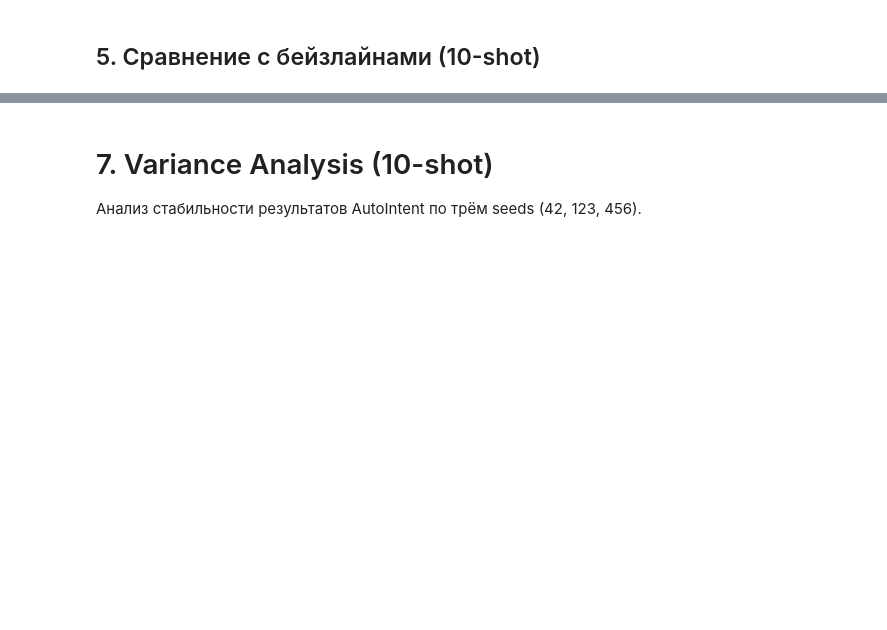
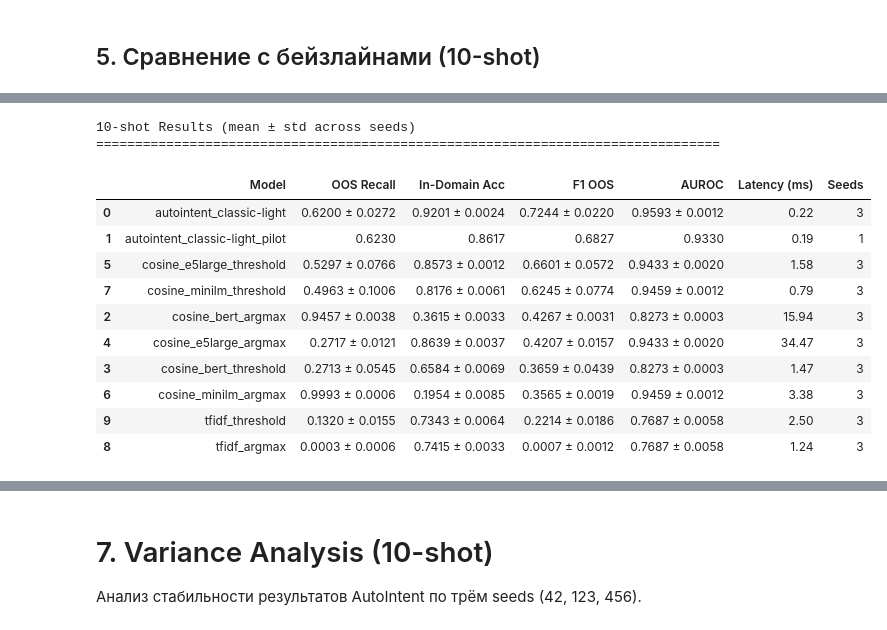
Before and after one commit to va-av-8/autoguardrails, a Jupyter notebook: tasks/oos_detection/notebooks/03_autointent_fewshot.ipynb, the cells around one changed output, grey strips where cells are left out. Cells and saved outputs as stored; diff of their text form; code cells hidden in the pictures; blank space fills up the shorter version.

```diff
--- a/tasks/oos_detection/notebooks/03_autointent_fewshot.ipynb
+++ b/tasks/oos_detection/notebooks/03_autointent_fewshot.ipynb
@@ -357 +348,63 @@ display_df
+# %%
+# Filter 10-shot results and compute mean ± std by model
+df_10shot = df[df["mode"] == "10shot"].copy()
+
+# Group by model and compute statistics
+def format_mean_std(series):
+    """Format as mean ± std or just value if single sample."""
+    if len(series) == 1:
+        return f"{series.values[0]:.4f}"
+    return f"{series.mean():.4f} ± {series.std():.4f}"
+
+# Aggregate metrics
+agg_metrics = df_10shot.groupby("model_name").agg({
+    "oos_recall": ["mean", "std", "count"],
+    "in_domain_acc": ["mean", "std"],
+    "f1_oos": ["mean", "std"],
+    "auroc": ["mean", "std"],
+    "latency_ms": ["mean", "std"],
+}).reset_index()
+
+# Flatten column names
+agg_metrics.columns = ["_".join(col).strip("_") for col in agg_metrics.columns]
+
+# Sort by f1_oos_mean
+agg_metrics = agg_metrics.sort_values("f1_oos_mean", ascending=False)
+
+# Create display table with mean ± std format
+display_df = pd.DataFrame({
+    "Model": agg_metrics["model_name"],
+    "OOS Recall": agg_metrics.apply(
+        lambda r: f"{r['oos_recall_mean']:.4f} ± {r['oos_recall_std']:.4f}"
+        if r['oos_recall_count'] > 1 else f"{r['oos_recall_mean']:.4f}", axis=1),
+    "In-Domain Acc": agg_metrics.apply(
+        lambda r: f"{r['in_domain_acc_mean']:.4f} ± {r['in_domain_acc_std']:.4f}"
+        if r['oos_recall_count'] > 1 else f"{r['in_domain_acc_mean']:.4f}", axis=1),
+    "F1 OOS": agg_metrics.apply(
+        lambda r: f"{r['f1_oos_mean']:.4f} ± {r['f1_oos_std']:.4f}"
+        if r['oos_recall_count'] > 1 else f"{r['f1_oos_mean']:.4f}", axis=1),
+    "AUROC": agg_metrics.apply(
+        lambda r: f"{r['auroc_mean']:.4f} ± {r['auroc_std']:.4f}"
+        if r['oos_recall_count'] > 1 else f"{r['auroc_mean']:.4f}", axis=1),
+    "Latency (ms)": agg_metrics["latency_ms_mean"].apply(lambda x: f"{x:.2f}"),
+    "Seeds": agg_metrics["oos_recall_count"].astype(int),
+})
+
+print("10-shot Results (mean ± std across seeds)")
+print("=" * 80)
+display(display_df)
+# %% [output]
+10-shot Results (mean ± std across seeds)
+================================================================================
+|  | Model | OOS Recall | In-Domain Acc | F1 OOS | AUROC | Latency (ms) | Seeds |
+| 0 | autointent_classic-light | 0.6200 ± 0.0272 | 0.9201 ± 0.0024 | 0.7244 ± 0.0220 | 0.9593 ± 0.0012 | 0.22 | 3 |
+| 1 | autointent_classic-light_pilot | 0.6230 | 0.8617 | 0.6827 | 0.9330 | 0.19 | 1 |
+| 5 | cosine_e5large_threshold | 0.5297 ± 0.0766 | 0.8573 ± 0.0012 | 0.6601 ± 0.0572 | 0.9433 ± 0.0020 | 1.58 | 3 |
+| 7 | cosine_minilm_threshold | 0.4963 ± 0.1006 | 0.8176 ± 0.0061 | 0.6245 ± 0.0774 | 0.9459 ± 0.0012 | 0.79 | 3 |
+| 2 | cosine_bert_argmax | 0.9457 ± 0.0038 | 0.3615 ± 0.0033 | 0.4267 ± 0.0031 | 0.8273 ± 0.0003 | 15.94 | 3 |
+| 4 | cosine_e5large_argmax | 0.2717 ± 0.0121 | 0.8639 ± 0.0037 | 0.4207 ± 0.0157 | 0.9433 ± 0.0020 | 34.47 | 3 |
+| 3 | cosine_bert_threshold | 0.2713 ± 0.0545 | 0.6584 ± 0.0069 | 0.3659 ± 0.0439 | 0.8273 ± 0.0003 | 1.47 | 3 |
+| 6 | cosine_minilm_argmax | 0.9993 ± 0.0006 | 0.1954 ± 0.0085 | 0.3565 ± 0.0019 | 0.9459 ± 0.0012 | 3.38 | 3 |
+| 9 | tfidf_threshold | 0.1320 ± 0.0155 | 0.7343 ± 0.0064 | 0.2214 ± 0.0186 | 0.7687 ± 0.0058 | 2.50 | 3 |
+| 8 | tfidf_argmax | 0.0003 ± 0.0006 | 0.7415 ± 0.0033 | 0.0007 ± 0.0012 | 0.7687 ± 0.0058 | 1.24 | 3 |
 # %%
```
Also changed, not shown: parts of 30 cells of this notebook, 21 other files.
